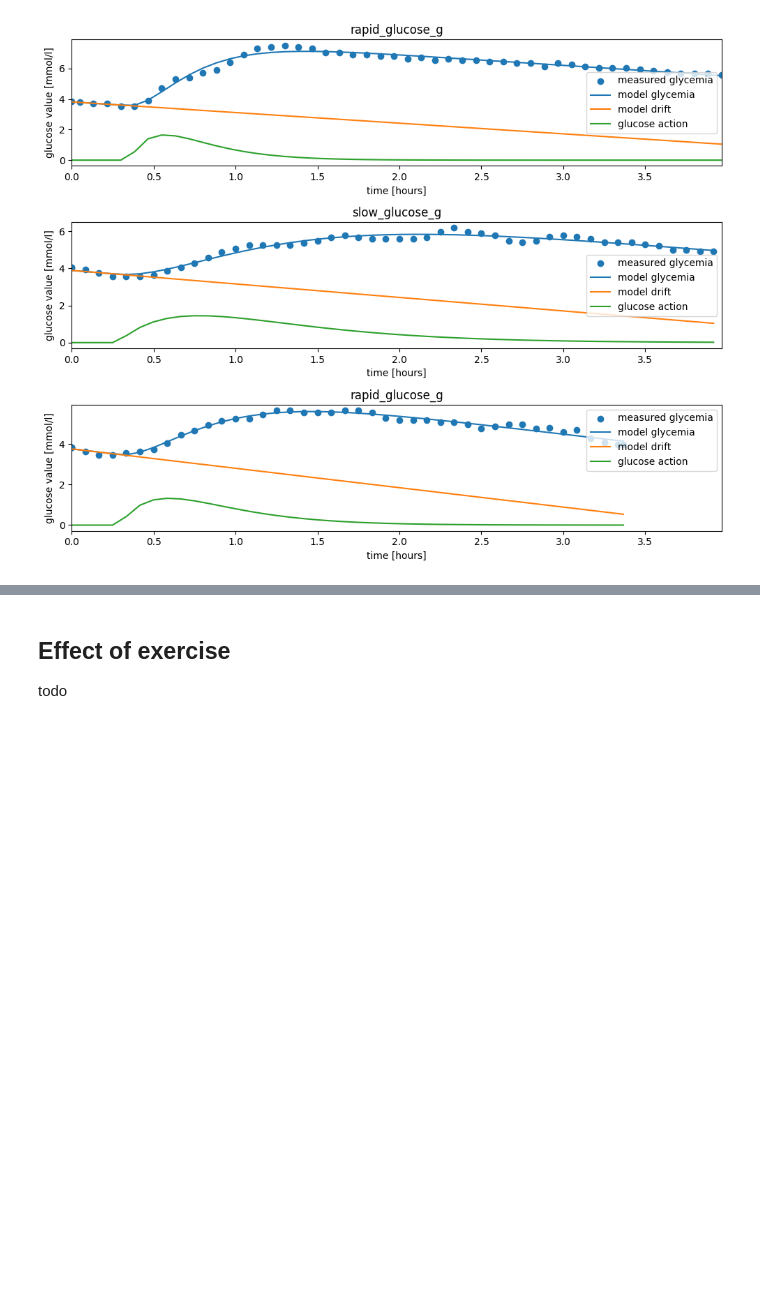
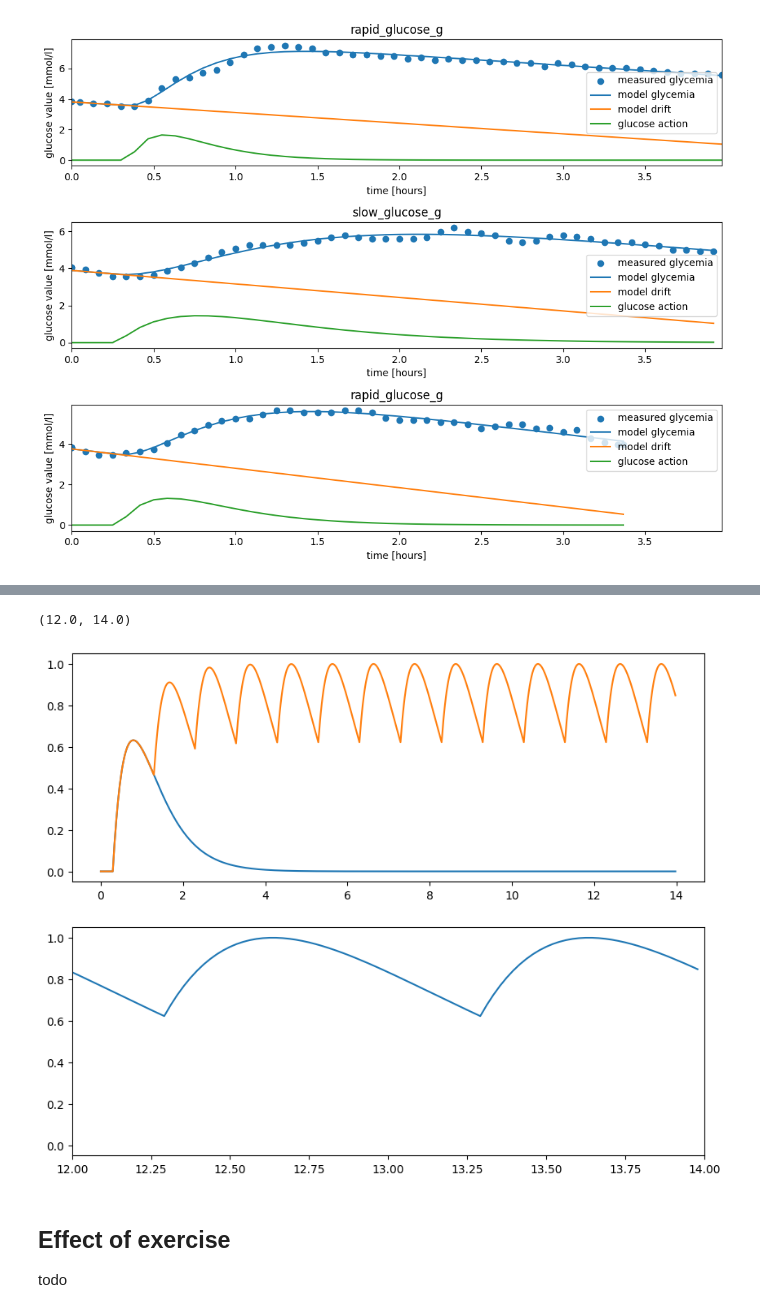
Before and after one commit to sethyvenatem/blood_sugar_fast_day, a Jupyter notebook: fast_day.ipynb, the cells around one changed output, grey strips where cells are left out. Cells and saved outputs as stored; diff of their text form; code cells hidden in the pictures; blank space fills up the shorter version.

```diff
--- a/fast_day.ipynb
+++ b/fast_day.ipynb
@@ -566,3 +601,29 @@ It looks like the slow drift gets faster as the day progresses. I need less long
+# %%
+def long_insulin_action(t,t0 = 7*60,tau = 24*0.5*60):
+    # This is the long acting insulin action. I multiply it by tau so that is has the same units as the glycemia [mmol/l].
+    return tau*(t-t0)*theta(t-t0)*np.exp(-(t-t0)/tau)/(tau**2)
+
+nb_days = 14
+time = np.arange(0,nb_days*24*60,30)
+action = long_insulin_action(time)
+for d in np.arange(1,nb_days):
+    action += long_insulin_action(time,7*60+24*60*d)
+max_action = action.max()
+action = action/max_action
+
+fig, axs = plt.subplots(2)
+fig.set_figheight(8)
+fig.set_figwidth(10)
+
+axs[0].plot(time/(24*60),long_insulin_action(time)/max_action)
+axs[0].plot(time/(24*60),action)
+
+axs[1].plot(time/(24*60),action)
+#axs[1].set_ylim([0.85,1.05])
+axs[1].set_xlim([12,14])
+# %% [output]
+(12.0, 14.0)
+[figure, added]
 # %% [markdown]
 ## Effect of exercise
 
```
Also changed, not shown: parts of 8 cells of this notebook.
